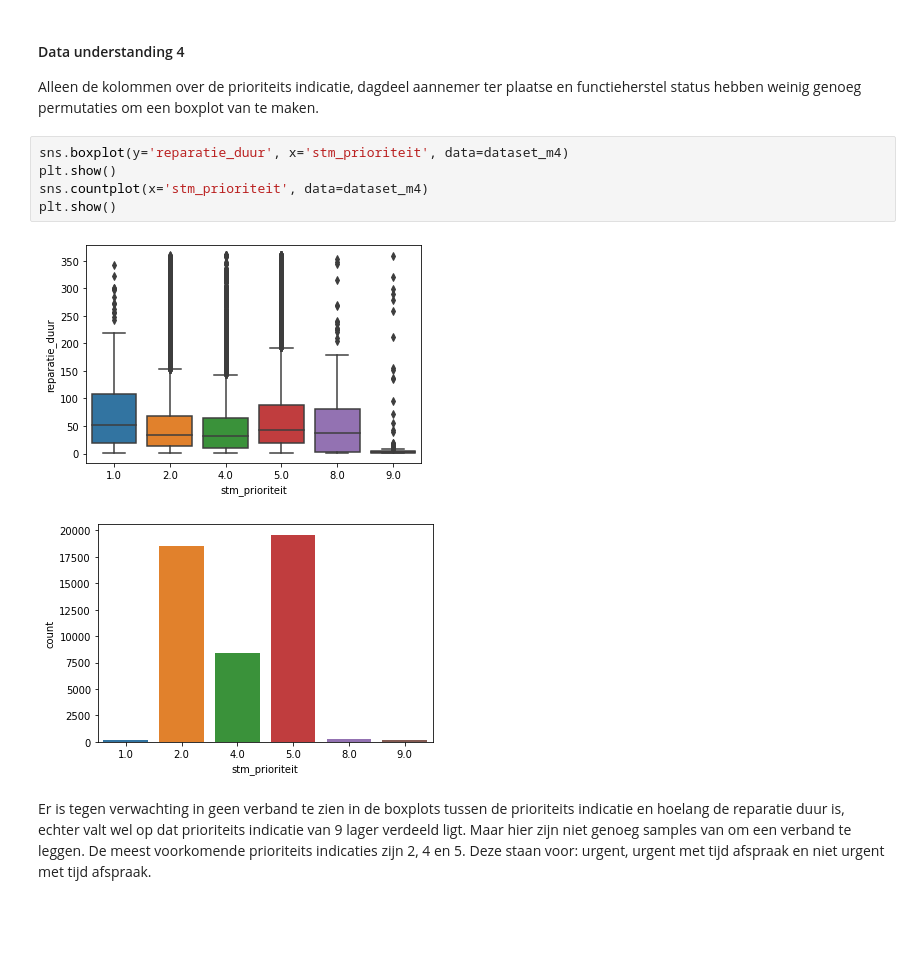
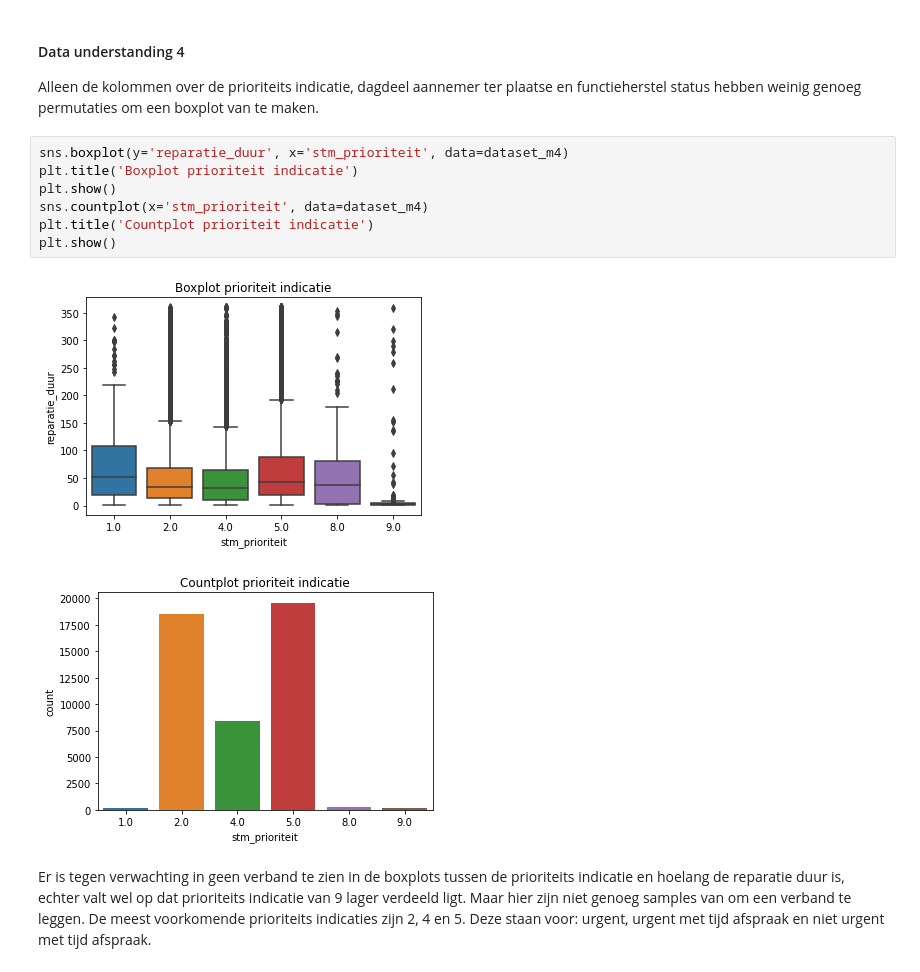
Before and after one commit to sbeetsma/DDB_groep5, a Jupyter notebook: prorail_1.ipynb, the cells around one changed output. Cells and saved outputs as stored; diff of their text form; blank space fills up the shorter version.

Commit message:
Final commit fixing plot titles

```diff
--- a/prorail_1.ipynb
+++ b/prorail_1.ipynb
@@ -1215,12 +1214,14 @@ features = ['stm_prioriteit', 'aanntpl_dagdeel', 'stm_techn_gst', 'contract_gebi
 Alleen de kolommen over de prioriteits indicatie, dagdeel aannemer ter plaatse en functieherstel status hebben weinig genoeg permutaties om een boxplot van te maken.
 # %%
 sns.boxplot(y='reparatie_duur', x='stm_prioriteit', data=dataset_m4)
+plt.title('Boxplot prioriteit indicatie')
 plt.show()
 sns.countplot(x='stm_prioriteit', data=dataset_m4)
+plt.title('Countplot prioriteit indicatie')
 plt.show()
 # %% [output]
-[figure, old version]
+[figure, new version]
-[figure, old version]
+[figure, new version]
 # %% [markdown]
 Er is tegen verwachting in geen verband te zien in de boxplots tussen de prioriteits indicatie en hoelang de reparatie duur is, echter valt wel op dat prioriteits indicatie van 9 lager verdeeld ligt. Maar hier zijn niet genoeg samples van om een verband te leggen.
 De meest voorkomende prioriteits indicaties zijn 2, 4 en 5.
```
Also changed, not shown: parts of 12 cells of this notebook.
